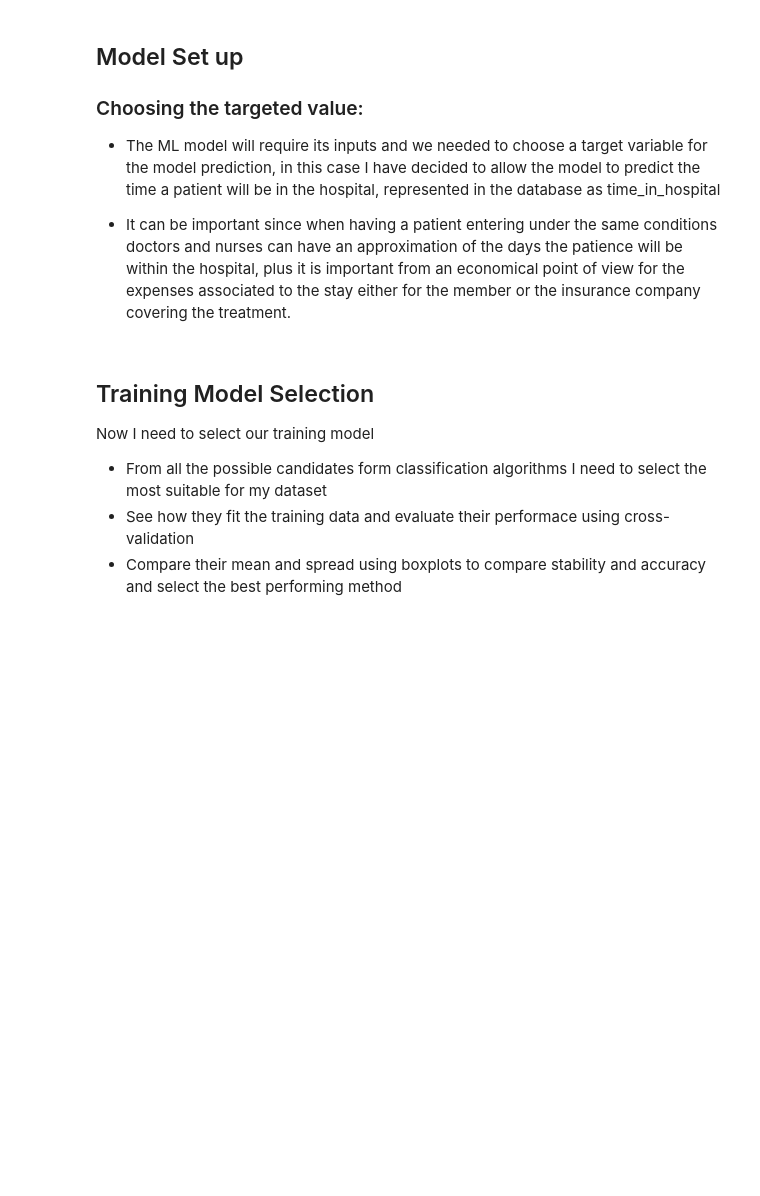
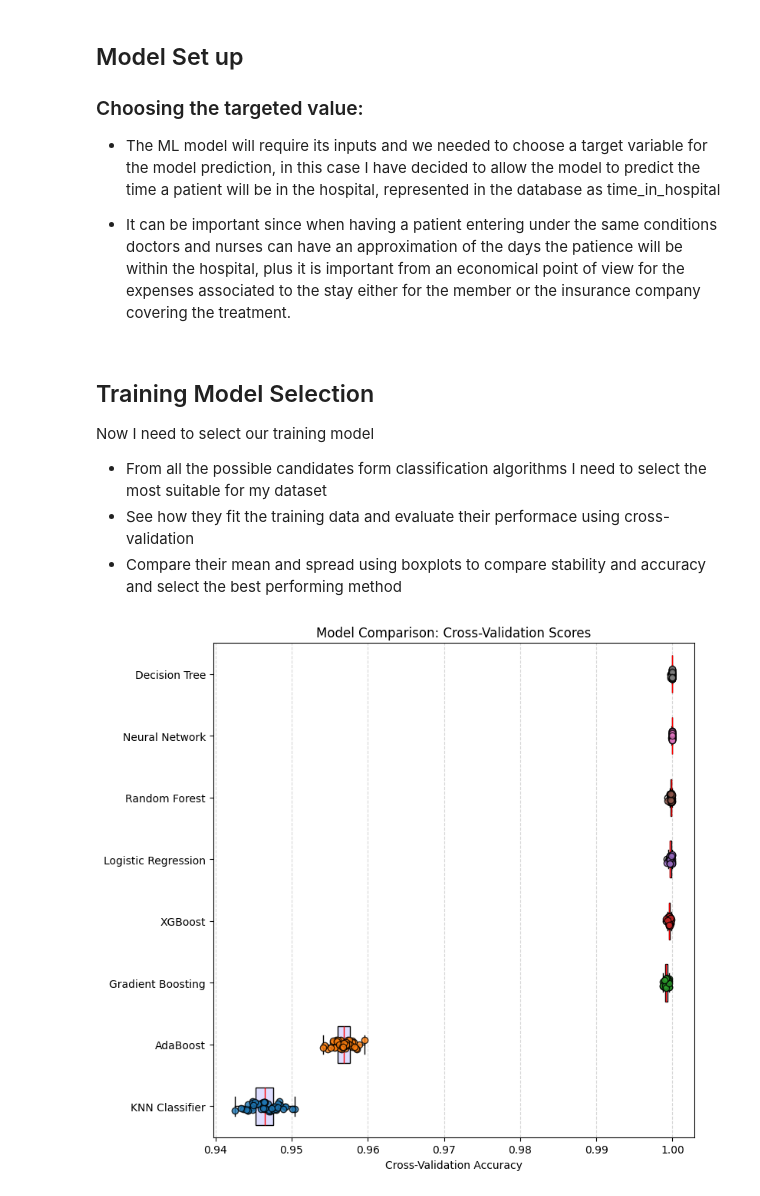
Before and after one commit to odatorres20/Diabetes-M, a Jupyter notebook: model.ipynb, the cells around one changed output. Drawn from its saved outputs; the diff is of its cells as text; code cells hidden in the pictures; blank space fills up the shorter version.

Commit message:
model_scores_commit

```diff
--- a/model.ipynb
+++ b/model.ipynb
@@ -137,10 +137,8 @@ from sklearn import set_config
 set_config(transform_output="pandas")
 
 X_train = full_preprocess_pipeline.fit_transform(X_train)  # Apply the transformations to the training set
-
 # Get the column names of the transformed DataFrame, split by '__', and extract the last entries
 X_train.columns = X_train.columns.str.split("__").str[-1]  # Flatten the column names
-# Convert the columns to a list
-columns = X_train.columns.tolist()
+X_train.columns = [col.replace("[", "_").replace("]", "_").replace("<", "_")  for col in X_train.columns]  # Replace spaces with underscores in column names
 # %%
 X_test = full_preprocess_pipeline.transform(X_test)
@@ -230,3 +229,56 @@ model_scores = {}
 for model_name, model in models.items():
     scores = evaluate_model(model, X_train, y_train_enc, scoring="accuracy", cv=5, n_repeats=10)
     model_scores[model_name] = scores
+# %%
+# Plot the cross-validation scores for each model as separate points and overlay those with a box plot
+import matplotlib.pyplot as plt
+
+def plot_model_scores(model_scores):
+    """
+    Plot the cross-validation scores for each model as a box plot with individual points overlaid.
+    Args:
+        model_scores (dict): Dictionary with model names as keys and cross-validation scores as values.
+    """
+    data = list(model_scores.values())
+    names = list(model_scores.keys())
+    # order by mean score
+    mean_scores = [scores.mean() for scores in data]
+    sorted_indices = np.argsort(mean_scores)
+    names = [names[i] for i in sorted_indices]
+    data = [data[i] for i in sorted_indices]
+    positions = np.arange(len(names))  # Recalculate positions after sorting
+
+    # Create figure
+    fig, ax = plt.subplots(figsize=(8, 0.8 * len(names) + 1))
+
+    # Boxplots (horizontal so keys are on the y‑axis)
+    box = ax.boxplot(
+        data,
+        vert=False,
+        positions=positions,
+        widths=0.6,
+        patch_artist=True,
+        boxprops=dict(facecolor="#ddddff", edgecolor="black"),
+        medianprops=dict(color="red")
+    )
+
+    # Scatter individual points with a little jitter
+    for y_pos, vals in zip(positions, data):
+        jitter = np.random.uniform(-0.08, 0.08, size=len(vals))
+        ax.scatter(vals, y_pos + jitter, alpha=0.8, edgecolor="k", zorder=3)
+
+    # Aesthetics
+    ax.set_yticks(positions)
+    ax.set_yticklabels(names)
+    ax.set_xlabel("Score")
+    ax.set_title("Scores per Group - individual points overlaid on boxplots")
+    ax.grid(axis="x", linestyle="--", alpha=0.5)
+
+    plt.xlabel("Cross-Validation Accuracy")
+    plt.title("Model Comparison: Cross-Validation Scores")
+    plt.tight_layout()
+    plt.show()
+
+plot_model_scores(model_scores)
+# %% [output]
+[figure, added]
```
Also changed, not shown: parts of 4 cells of this notebook.
